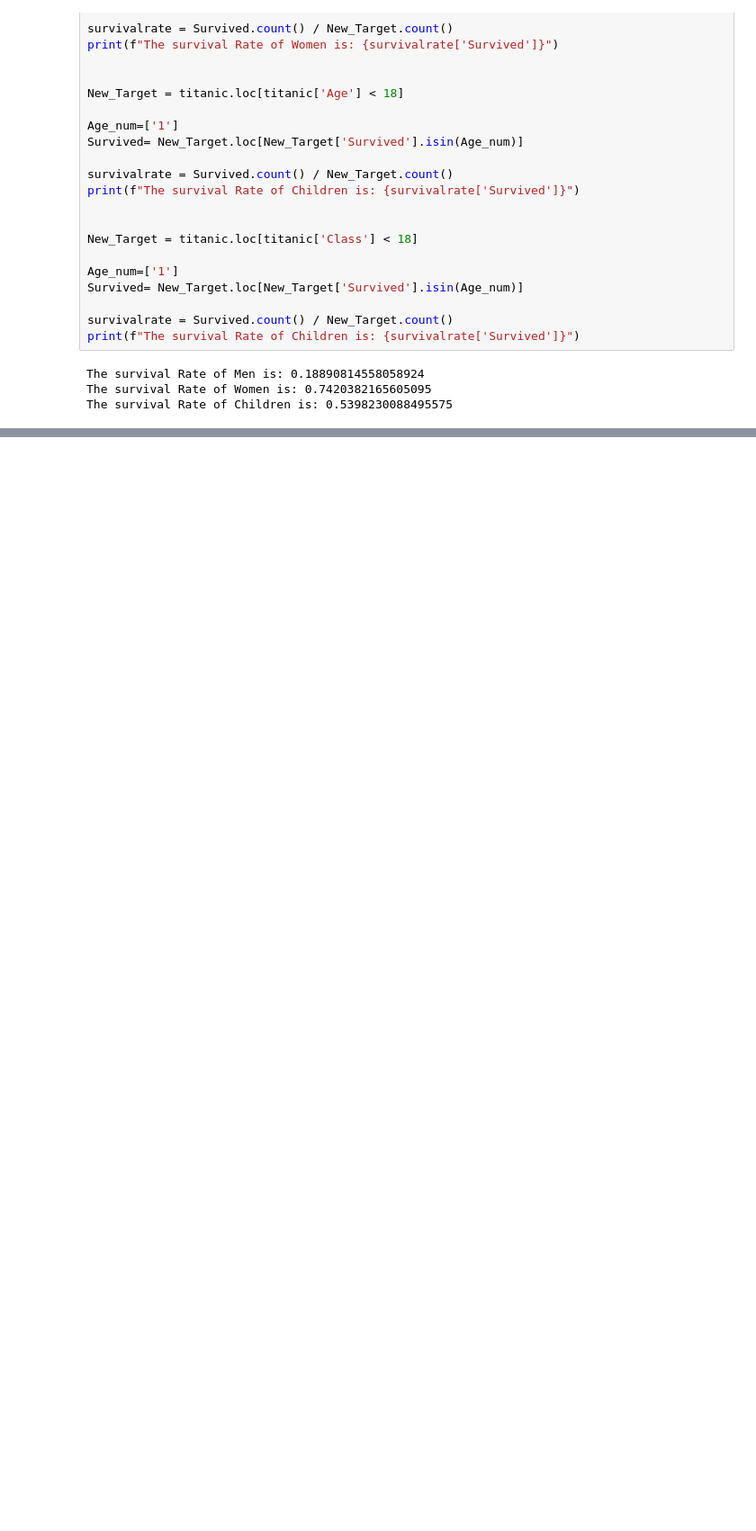
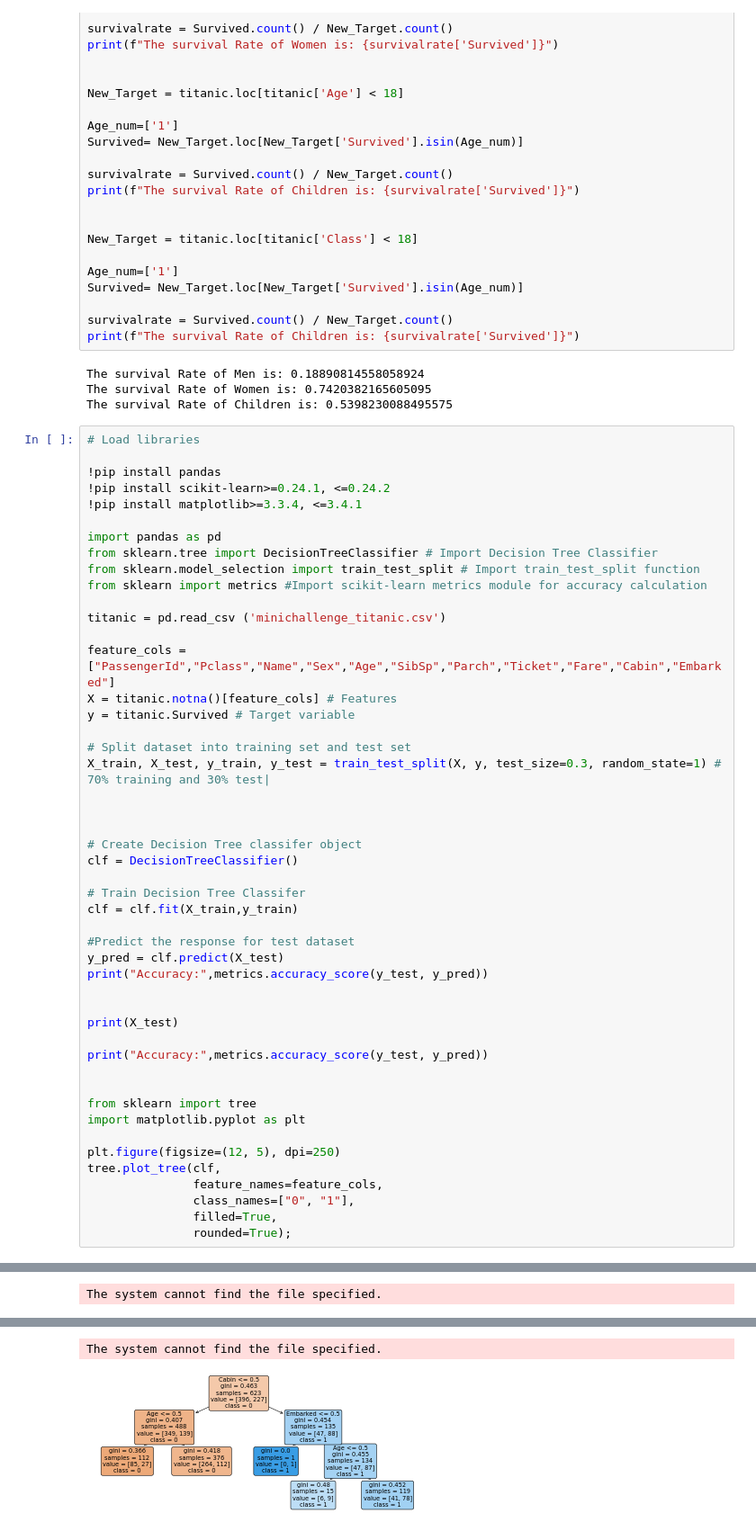
Before and after one commit to etiiiR/Titanic, a Jupyter notebook: Titanic.ipynb, the cells around one changed output, grey strips where cells are left out. Shown at 90% size. Cells and saved outputs as stored; diff of their text form; blank space fills up the shorter version.

Commit message:
added graphs

```diff
--- a/Titanic.ipynb
+++ b/Titanic.ipynb
@@ -207,3 +207,52 @@ print(f"The survival Rate of Children is: {survivalrate['Survived']}")
 The survival Rate of Men is: 0.18890814558058924
 The survival Rate of Women is: 0.7420382165605095
 The survival Rate of Children is: 0.5398230088495575
+# %%
+# Load libraries
+
+!pip install pandas
+!pip install scikit-learn>=0.24.1, <=0.24.2
+!pip install matplotlib>=3.3.4, <=3.4.1
+
+import pandas as pd
+from sklearn.tree import DecisionTreeClassifier # Import Decision Tree Classifier
+from sklearn.model_selection import train_test_split # Import train_test_split function
+from sklearn import metrics #Import scikit-learn metrics module for accuracy calculation
+
+titanic = pd.read_csv ('minichallenge_titanic.csv')
+
+feature_cols = ["PassengerId","Pclass","Name","Sex","Age","SibSp","Parch","Ticket","Fare","Cabin","Embarked"]
+X = titanic.notna()[feature_cols] # Features
+y = titanic.Survived # Target variable
+
+# Split dataset into training set and test set
+X_train, X_test, y_train, y_test = train_test_split(X, y, test_size=0.3, random_state=1) # 70% training and 30% test|
+
+
+
+# Create Decision Tree classifer object
+clf = DecisionTreeClassifier()
+
+# Train Decision Tree Classifer
+clf = clf.fit(X_train,y_train)
+
+#Predict the response for test dataset
+y_pred = clf.predict(X_test)
+print("Accuracy:",metrics.accuracy_score(y_test, y_pred))
+
+
+print(X_test)
+
+print("Accuracy:",metrics.accuracy_score(y_test, y_pred))
+
+
+from sklearn import tree
+import matplotlib.pyplot as plt
+
+plt.figure(figsize=(12, 5), dpi=250)
+tree.plot_tree(clf,
+               feature_names=feature_cols,
+               class_names=["0", "1"],
+               filled=True,
+               rounded=True);
+# %% [output]
@@ -209,0 +264 @@ The survival Rate of Children is: 0.5398230088495575
+The system cannot find the file specified.
@@ -209,0 +282,2 @@ The survival Rate of Children is: 0.5398230088495575
+The system cannot find the file specified.
+[figure, added]
```
Also changed, not shown: parts of 1 cell of this notebook, 3 other files.
